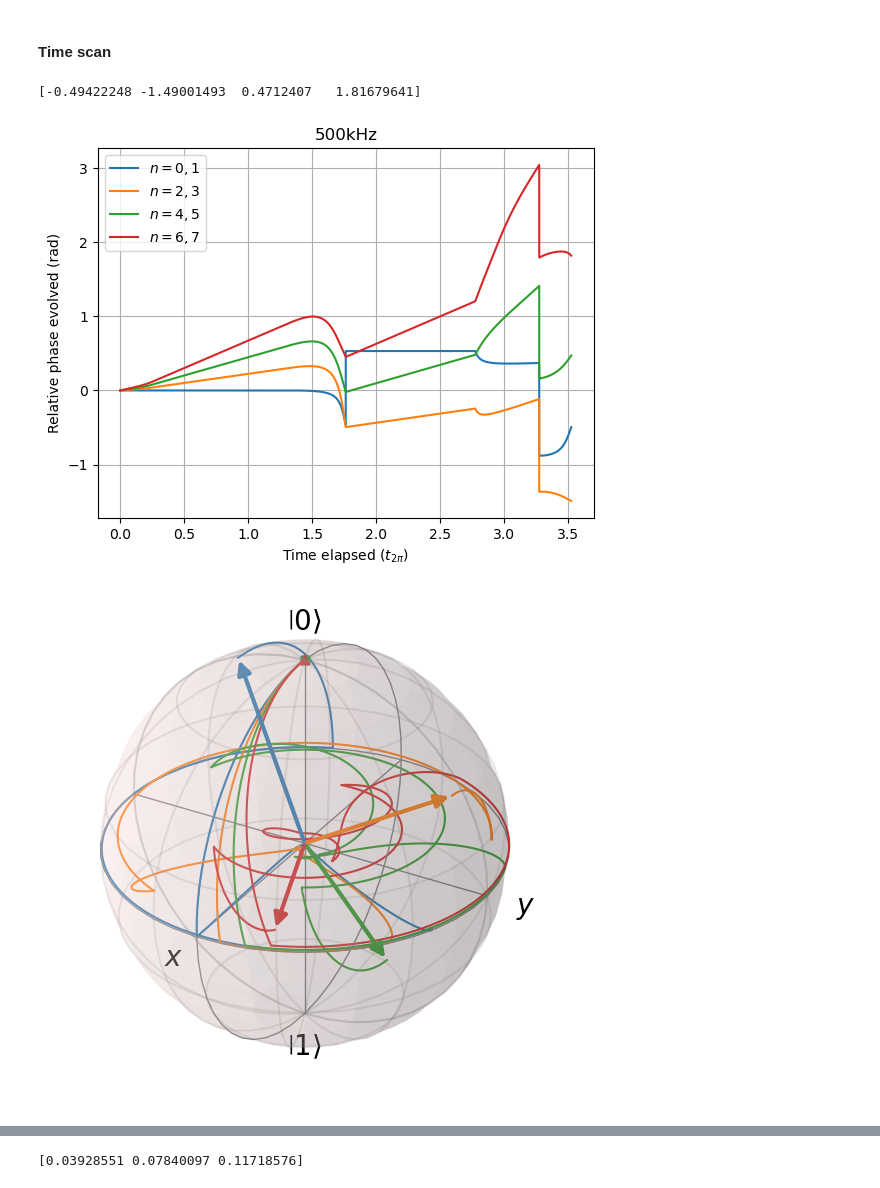
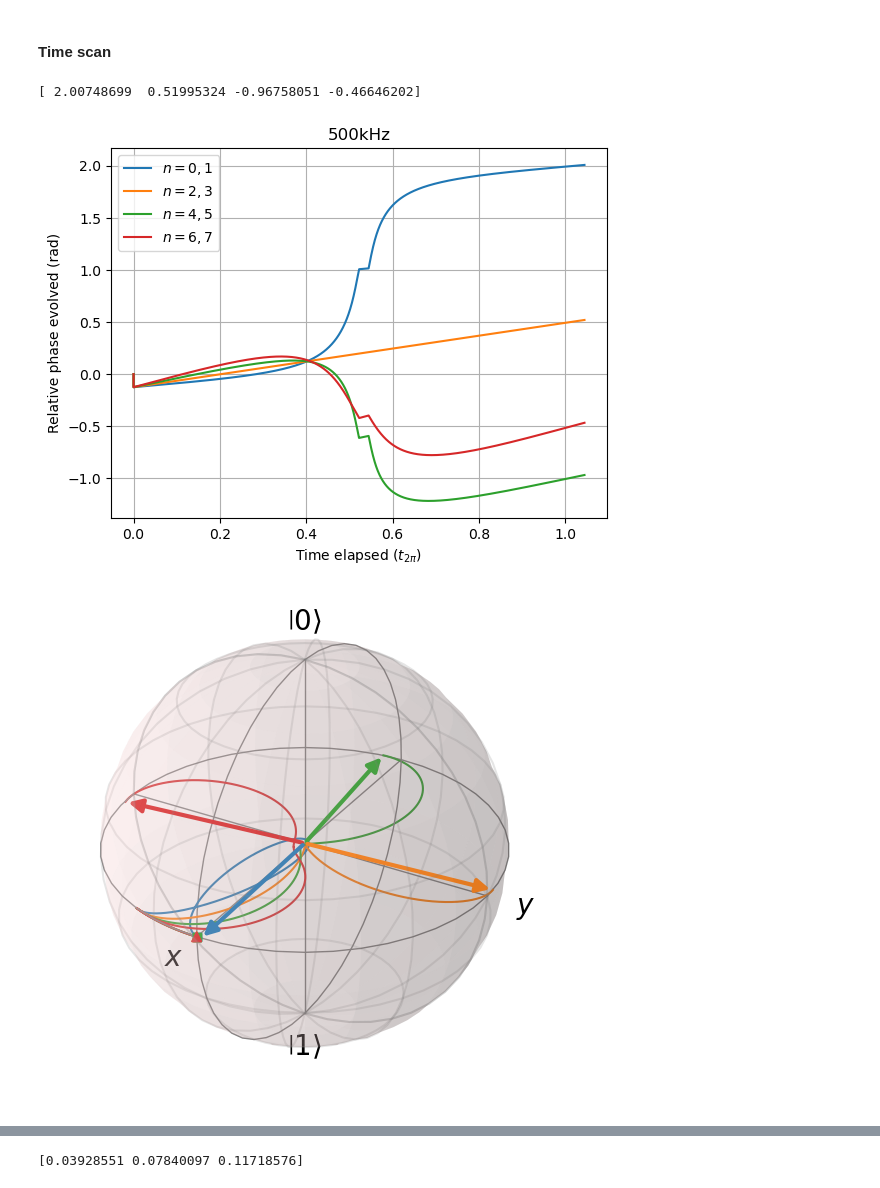
Before and after one commit to tr2g20/simulations, a Jupyter notebook: pulse_phase_evol.ipynb, the cells around one changed output, grey strips where cells are left out. Saved outputs shown, nothing was run; the diff lists cells and outputs as text; code cells hidden in the pictures.

```diff
--- a/pulse_phase_evol.ipynb
+++ b/pulse_phase_evol.ipynb
@@ -30,12 +30,13 @@ basis = np.arange(p_min, p_max + 1)
 # Set doppler shift
 atom_veloc = 0.0 # Stationary
 
-MDFE = gen_MDFEdown_seq(free_time=pi/(4*dR) - (0*0.039286*pi/(2*dR)), rabi_freq=rabi_freq, time_steps=n_steps)
+# MDFE = gen_MDFEdown_seq(free_time=pi/(8*dR) - (0*0.039286*pi/(2*dR)), rabi_freq=rabi_freq*1e5, time_steps=n_steps, detuning=dR)
+MDFE = gen_MDFEdown_seq(free_time=0.0054805*pi/dR, rabi_freq=rabi_freq, time_steps=n_steps, detuning=-5*dR)
 
 for i in range(len(indices)):
     initial_state = np.zeros(shape=len(basis), dtype=np.complex128)
     initial_state[indices[i]] = 1
-    initial_state[indices[i]+1] = 0
+    initial_state[indices[i]+1] = 1
     initial_state = initial_state/ np.linalg.norm(initial_state) # Normalise
     pulse_seq1 = PulseSequence()
 
@@ -46,10 +47,11 @@ for i in range(len(indices)):
     detuning = omega_eg/2
     free_time = 2*pi/(np.abs(dR-detuning))
     # free2 = FreeEvolution(laser_det=(np.full(n_steps, detuning)), duration=((9.83*free_time/16)))
-    free2 = FreeEvolution(laser_det=(np.full(n_steps, detuning)), duration=((5*free_time/8)))
+    free2 = FreeEvolution(laser_det=(np.full(n_steps, detuning)), duration=((free_time/16)))
 
 
-    pulse_seq1.add_pulses([pulse1, MDFE, free2, pulse1])
+
+    pulse_seq1.add_pulses([free2, MDFE])
 
     wave_func, times = simulate_pulses_single_atom_analyt(pulse_seq=pulse_seq1, basis=basis, initial_state=initial_state, d_shift=k_eff*atom_veloc)
 
@@ -58,39 +60,39 @@ for i in range(len(indices)):
 
     wave_funcs[i,:,:] = wave_func[:,indices[i]:indices[i]+2]
 
 
 angles = (np.angle(wave_funcs[:,:,1]) - np.angle(wave_funcs[:,:,0]))
 
 angles = np.unwrap(angles, axis=1)
 
 fig, ax = plt.subplots()
 ax.plot(times/(rabi_time),angles.transpose()/pi)
 # ax.set_yticks([0,0.02,0.04,0.06,0.08,0.1,0.12],[r'0.00', r'0.02$\pi$', r'0.04$\pi$', r'0.06$\pi$', r'0.08$\pi$', r'0.1$\pi$', r'0.12$\pi$'])
 # ax.set_ylim(-0.005,0.12)
 ax.grid()
 ax.set_ylabel(r'Relative phase evolved (rad)')
 ax.set_xlabel(r'Time elapsed ($t_{2\pi}$)')
 ax.legend([r'$n=0,1$',r'$n=2,3$',r'$n=4,5$',r'$n=6,7$'])
 ax.set_title('500kHz')
 # plt.ylim(0,2.1)
 # plt.xlim(0,(rabi_time/2)*1.1)
 
 
 print(angles[:,-1]/pi)
 
 
 
 
 
 # display_table_compare(basis=basis, init_state=wave_func[0,:], final_state=wave_func[-1,:])
 # plot_bloch(wave_func=wave_func[:,indices[0]:indices[1]+1], show=True)
 # %% [output]
-[-0.49422248 -1.49001493  0.4712407   1.81679641]
+[ 2.00748699  0.51995324 -0.96758051 -0.46646202]
-[figure, old version]
+[figure, new version]
 # %%
 plot_bloch_multi(wave_func=wave_funcs, show=False)
 # %% [output]
-[figure, old version]
+[figure, new version]
 # %%
 
 # Rabi frequency in 2*pi*Hz units
```
Also changed, not shown: parts of 4 cells of this notebook, 3 other files.
